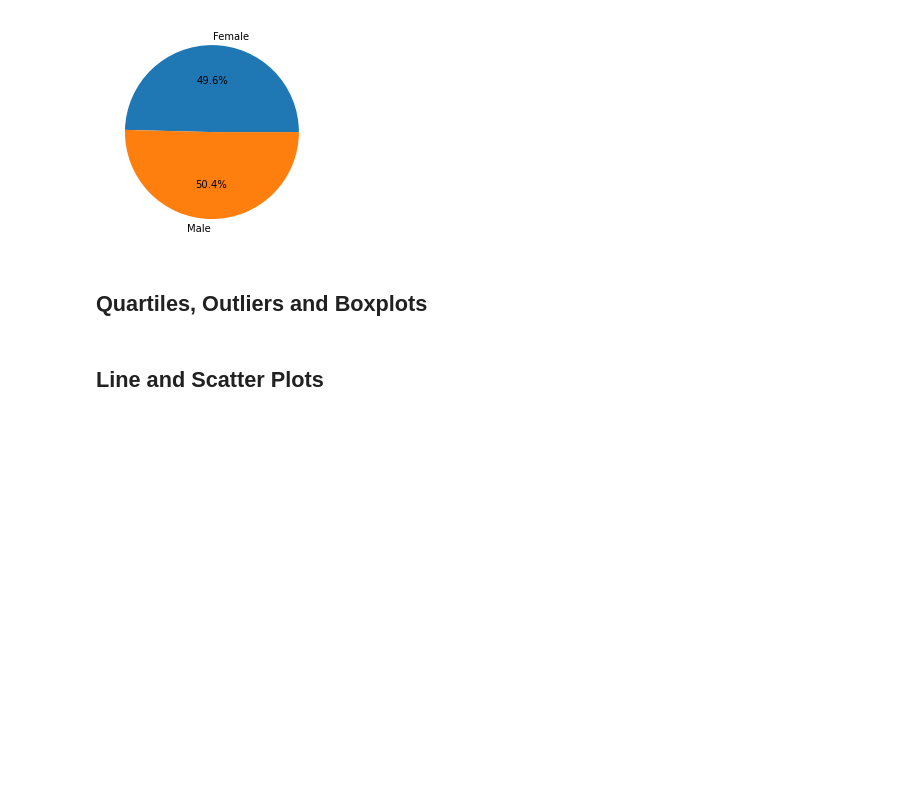
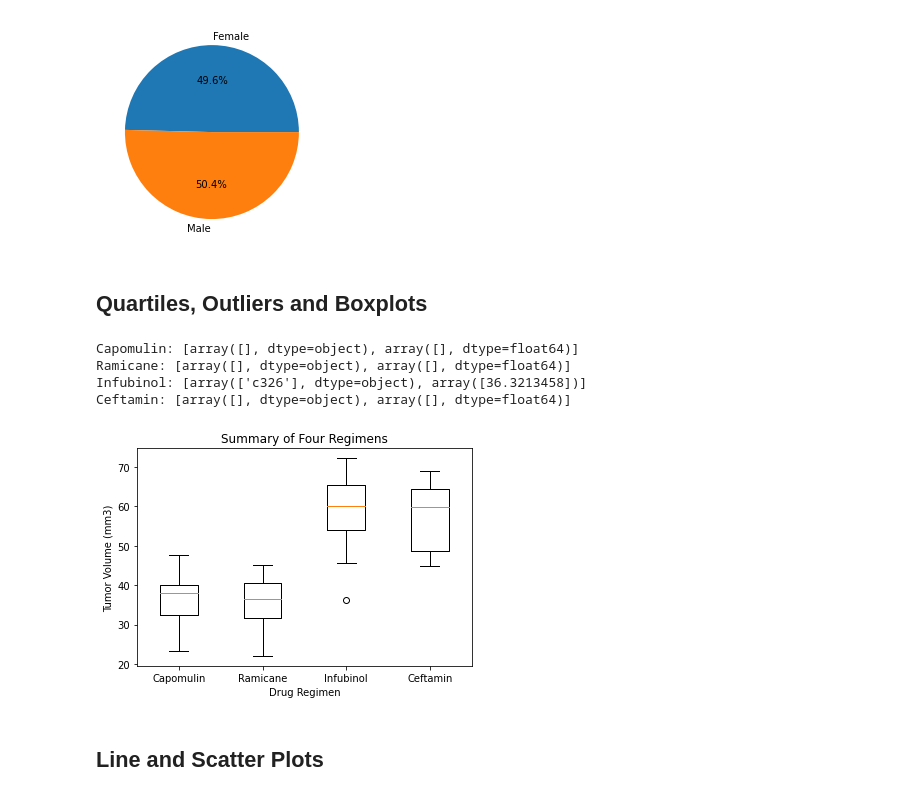
Before and after one commit to abaker178/matplotlib-challenge, a Jupyter notebook: pymaceuticals.ipynb, the cells around one changed output. Cells and saved outputs as stored; diff of their text form; code cells hidden in the pictures; blank space fills up the shorter version.

Commit message:
added the outliers and boxplots

```diff
--- a/pymaceuticals.ipynb
+++ b/pymaceuticals.ipynb
@@ -214,8 +225,6 @@ plt.pie(x=x_axis, labels=labels, autopct="%1.1f%%")
 # %%
 # Calculate the final tumor volume of each mouse across four of the treatment regimens:
 # Capomulin, Ramicane, Infubinol, and Ceftamin
-
 # Start by getting the last (greatest) timepoint for each mouse
-
-
-# Merge this group df with the original dataframe to get the tumor volume at the last timepoint
+ending_tumor_size_df = combined_data.sort_values(by=["Mouse ID","Timepoint"])
+ending_tumor_size_df = ending_tumor_size_df.drop_duplicates("Mouse ID", keep="last", ignore_index=True)
@@ -239,5 +231,48 @@ plt.pie(x=x_axis, labels=labels, autopct="%1.1f%%")
+# %%
+# Put treatments into a list for for loop (and later for plot labels)
+drug_labels = ["Capomulin", "Ramicane", "Infubinol", "Ceftamin"]
+
+# Create empty list to fill with tumor vol data (for plotting)
+tumor_data_list = []
+
+# Locate the rows which contain mice on each drug and get the tumor volumes
+capomulin_data = ending_tumor_size_df.loc[ending_tumor_size_df["Drug Regimen"] == "Capomulin",]
+ramicane_data = ending_tumor_size_df.loc[ending_tumor_size_df["Drug Regimen"] == "Ramicane",]
+infubinol_data = ending_tumor_size_df.loc[ending_tumor_size_df["Drug Regimen"] == "Infubinol",]
+ceftamin_data = ending_tumor_size_df.loc[ending_tumor_size_df["Drug Regimen"] == "Ceftamin",]
+drug_subset = [capomulin_data["Tumor Volume (mm3)"],ramicane_data["Tumor Volume (mm3)"],infubinol_data["Tumor Volume (mm3)"],ceftamin_data["Tumor Volume (mm3)"]]
+
+# Calculate the IQR and quantitatively determine if there are any potential outliers.
+capomulin_calcs = getBoxPlotNums(capomulin_data)
+ramicane_calcs = getBoxPlotNums(ramicane_data)
+infubinol_calcs = getBoxPlotNums(infubinol_data)
+ceftamin_calcs = getBoxPlotNums(ceftamin_data)
+
+
+# Determine outliers using upper and lower bounds
+capomulin_outliers = getOutliers(capomulin_data,capomulin_calcs)
+ramicane_outliers = getOutliers(ramicane_data,ramicane_calcs)
+infubinol_outliers = getOutliers(infubinol_data,infubinol_calcs)
+ceftamin_outliers = getOutliers(ceftamin_data,ceftamin_calcs)
+print(f"Capomulin: {capomulin_outliers}")
+print(f"Ramicane: {ramicane_outliers}")
+print(f"Infubinol: {infubinol_outliers}")
+print(f"Ceftamin: {ceftamin_outliers}")
+# %% [output]
+Capomulin: [array([], dtype=object), array([], dtype=float64)]
+Ramicane: [array([], dtype=object), array([], dtype=float64)]
+Infubinol: [array(['c326'], dtype=object), array([36.3213458])]
+Ceftamin: [array([], dtype=object), array([], dtype=float64)]
 # %%
 # Generate a box plot of the final tumor volume of each mouse across four regimens of interest
+fig, ax = plt.subplots()
+ax.boxplot(drug_subset, labels=drug_labels)
+plt.title("Summary of Four Regimens")
+plt.xlabel("Drug Regimen")
+plt.ylabel("Tumor Volume (mm3)")
+plt.show()
+# %% [output]
+[figure, added]
 # %% [markdown]
 ## Line and Scatter Plots
 # %%
```
Also changed, not shown: parts of 7 cells of this notebook.
